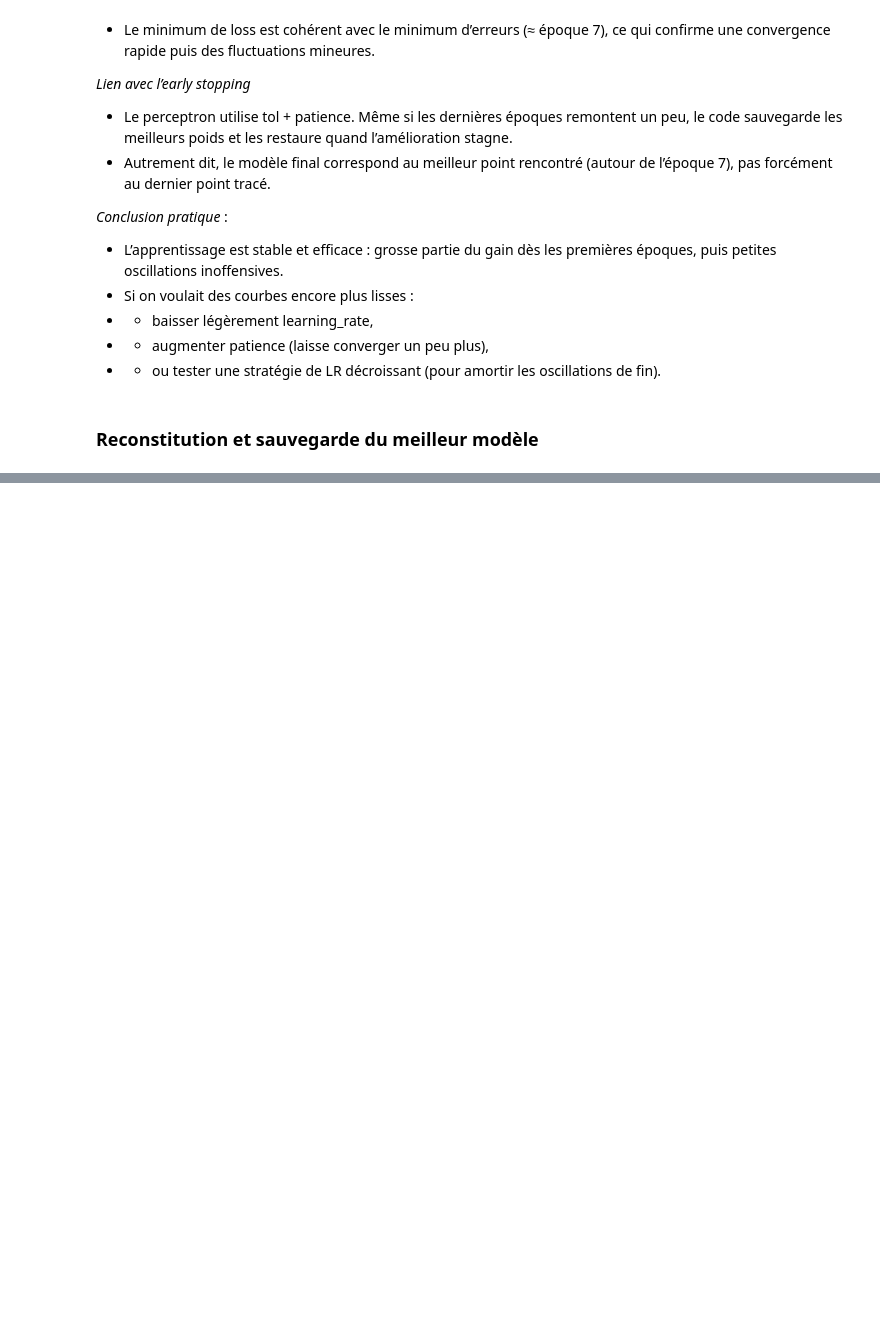
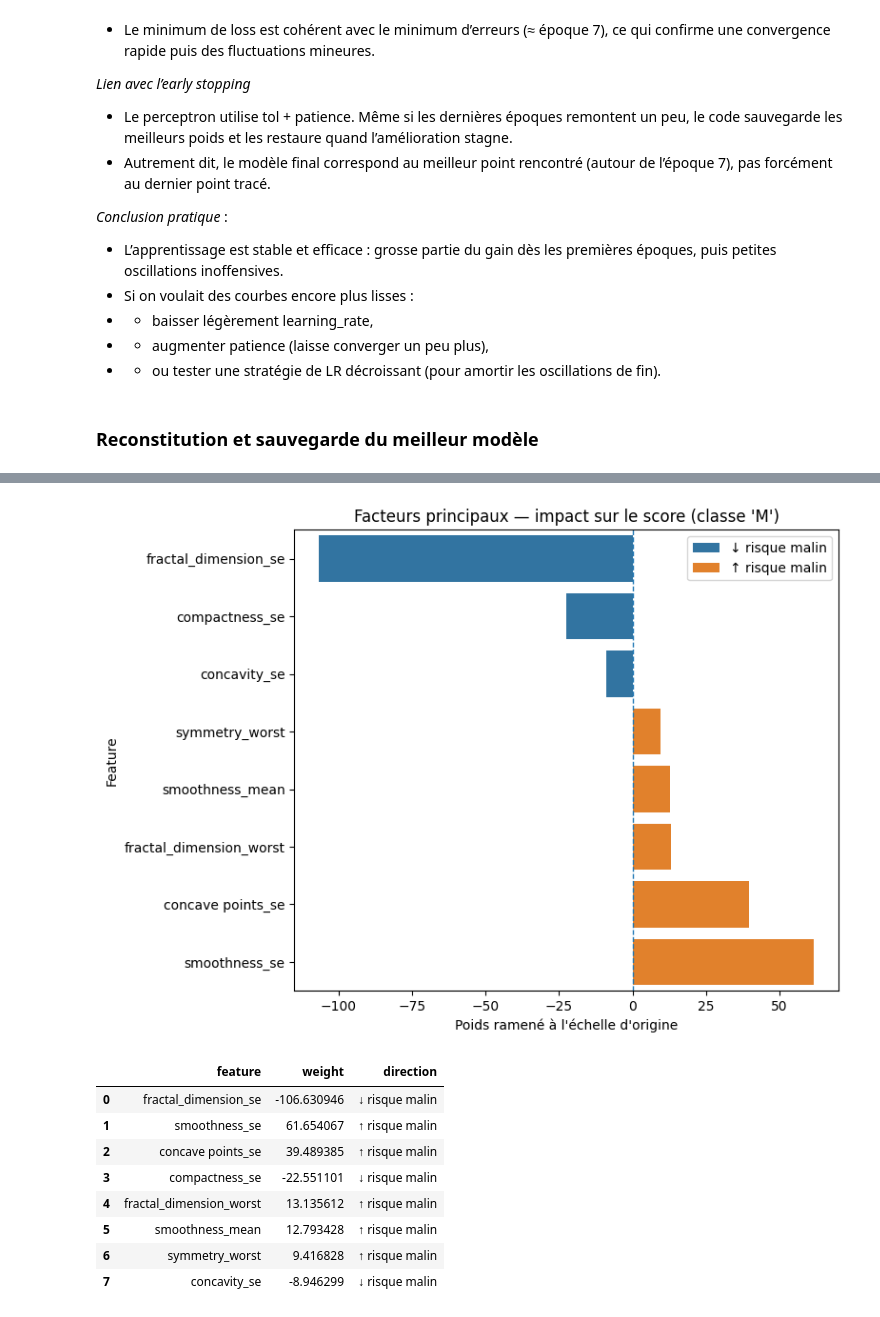
Before and after one commit to aurelien-adjimi/building-perceptron, a Jupyter notebook: data-analysis.ipynb, the cells around one changed output, grey strips where cells are left out. Saved outputs shown, nothing was run; the diff lists cells and outputs as text; code cells hidden in the pictures; blank space fills up the shorter version.

```diff
--- a/data-analysis.ipynb
+++ b/data-analysis.ipynb
@@ -1250 +1250,79 @@ Final test accuracy: 0.9649122807017544
 Modèle sauvegardé -> perceptron_best_model.pkl
+# %%
+# --- Visuel interprétabilité : top features par impact (barres horizontales) ---
+
+import numpy as np
+import pandas as pd
+import matplotlib.pyplot as plt
+import seaborn as sns
+
+# 1) Choisir le modèle courant
+model = best_model if 'best_model' in locals() else pipe_perc
+scaler = model.named_steps.get("scaler", None)
+clf    = model.named_steps["clf"]
+
+# 2) Récupérer le vecteur de poids correspondant à la classe positive ("M")
+coef = getattr(clf, "coef_", None)
+if coef is None:
+    raise ValueError("Le classifieur ne fournit pas 'coef_'.")
+
+if coef.ndim == 1:
+    w = coef
+elif coef.shape[0] == 1:
+    w = coef[0]
+else:
+    # multi-lignes : sélectionner la ligne associée à la classe 'M'
+    classes = list(getattr(clf, "classes_", []))
+    if "M" in classes:
+        pos_idx = classes.index("M")
+    else:
+        # fallback : si pas de 'M', prendre la 2e classe (ou la dernière)
+        pos_idx = 1 if coef.shape[0] >= 2 else 0
+    w = coef[pos_idx]
+
+# 3) Ramener les poids à l’échelle d’origine des features (corrige l’effet StandardScaler)
+if scaler is not None and hasattr(scaler, "scale_"):
+    w_orig = w / scaler.scale_
+else:
+    w_orig = w.copy()
+
+# 4) Construire le ranking (top k)
+feature_names = np.array(X.columns)
+top_k = 8
+order = np.argsort(np.abs(w_orig))[::-1][:top_k]
+
+df_imp = pd.DataFrame({
+    "feature": feature_names[order],
+    "weight":  w_orig[order]
+})
+df_imp["direction"] = np.where(df_imp["weight"] >= 0, "↑ risque malin", "↓ risque malin")
+
+# 5) Plot barres horizontales (signe = direction de l'impact)
+plt.figure(figsize=(8, 0.6 * len(df_imp) + 1))
+sns.barplot(
+    data=df_imp.sort_values("weight"),
+    x="weight", y="feature", hue="direction", dodge=False
+)
+plt.title("Facteurs principaux — impact sur le score (classe 'M')")
+plt.xlabel("Poids ramené à l'échelle d'origine")
+plt.ylabel("Feature")
+plt.legend(title="")
+plt.axvline(0, linestyle="--", linewidth=1)
+plt.tight_layout()
+plt.show()
+
+# (optionnel) afficher le tableau trié
+display(df_imp.assign(abs_weight=np.abs(df_imp["weight"]))
+        .sort_values("abs_weight", ascending=False)
+        .drop(columns="abs_weight"))
+# %% [output]
+[figure, added]
+|  | feature | weight | direction |
+| 0 | fractal_dimension_se | -106.630946 | ↓ risque malin |
+| 1 | smoothness_se | 61.654067 | ↑ risque malin |
+| 2 | concave points_se | 39.489385 | ↑ risque malin |
+| 3 | compactness_se | -22.551101 | ↓ risque malin |
+| 4 | fractal_dimension_worst | 13.135612 | ↑ risque malin |
+| 5 | smoothness_mean | 12.793428 | ↑ risque malin |
+| 6 | symmetry_worst | 9.416828 | ↑ risque malin |
+| 7 | concavity_se | -8.946299 | ↓ risque malin |
```
Also changed, not shown: parts of 2 cells of this notebook, 1 other file.
